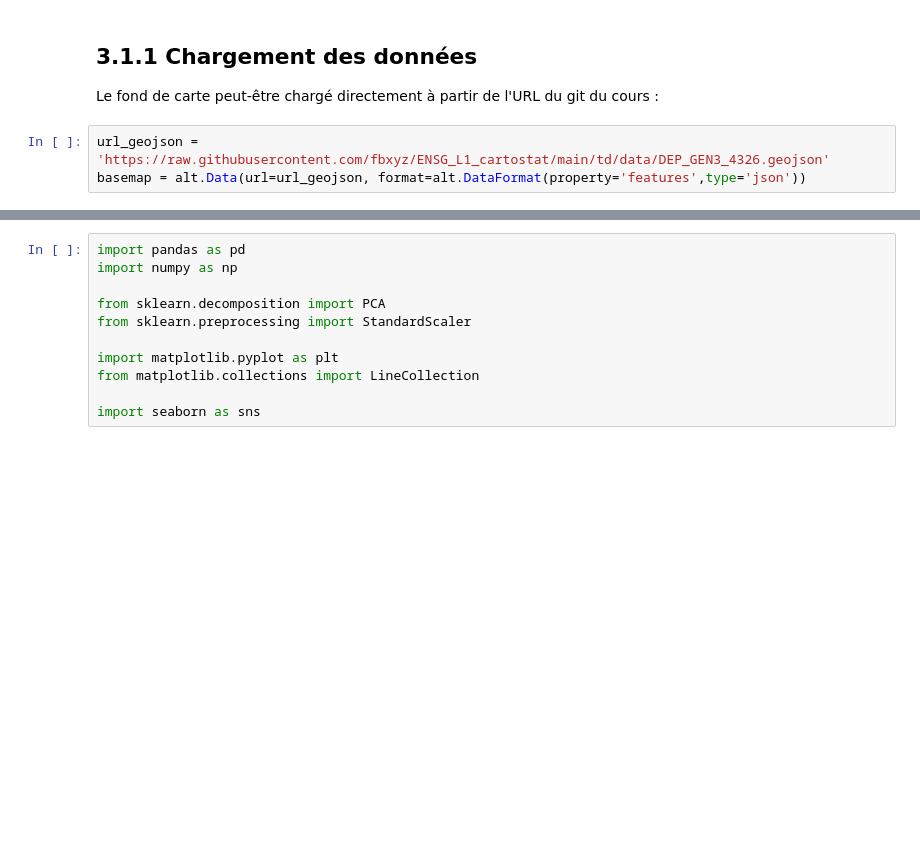
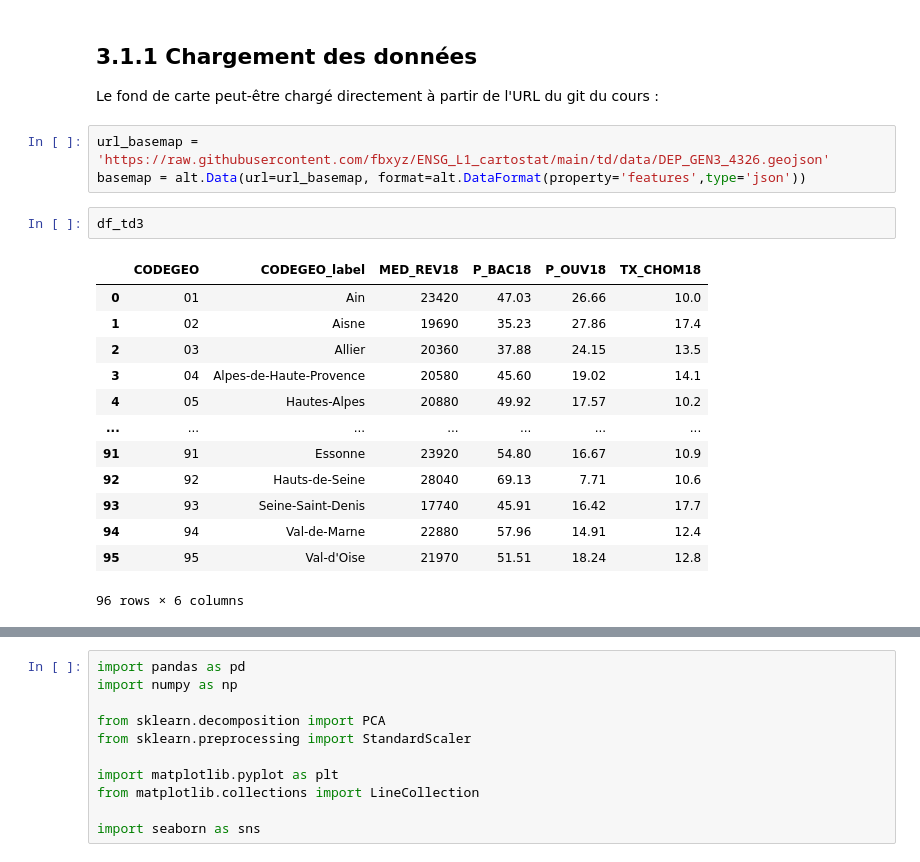
Before and after one commit to fbxyz/ENSG_L1_cartostat, a Jupyter notebook: td/TD3_ACP_cartographie.ipynb, the cells around one changed output, grey strips where cells are left out. Drawn from its saved outputs; the diff is of its cells as text; blank space fills up the shorter version.

```diff
--- a/td/TD3_ACP_cartographie.ipynb
+++ b/td/TD3_ACP_cartographie.ipynb
@@ -74,6 +77,22 @@ Le code ci-dessous vous montre comment créer une carte simple avec Altair. Des
 ## 3.1.1 Chargement des données
 Le fond de carte peut-être chargé directement à partir de l'URL du git du cours :
 # %%
-url_geojson = 'https://raw.githubusercontent.com/fbxyz/ENSG_L1_cartostat/main/td/data/DEP_GEN3_4326.geojson'
-basemap = alt.Data(url=url_geojson, format=alt.DataFormat(property='features',type='json'))
+url_basemap = 'https://raw.githubusercontent.com/fbxyz/ENSG_L1_cartostat/main/td/data/DEP_GEN3_4326.geojson'
+basemap = alt.Data(url=url_basemap, format=alt.DataFormat(property='features',type='json'))
+# %%
+df_td3
+# %% [output]
+|  | CODEGEO | CODEGEO_label | MED_REV18 | P_BAC18 | P_OUV18 | TX_CHOM18 |
+| 0 | 01 | Ain | 23420 | 47.03 | 26.66 | 10.0 |
+| 1 | 02 | Aisne | 19690 | 35.23 | 27.86 | 17.4 |
+| 2 | 03 | Allier | 20360 | 37.88 | 24.15 | 13.5 |
+| 3 | 04 | Alpes-de-Haute-Provence | 20580 | 45.60 | 19.02 | 14.1 |
+| 4 | 05 | Hautes-Alpes | 20880 | 49.92 | 17.57 | 10.2 |
+| ... | ... | ... | ... | ... | ... | ... |
+| 91 | 91 | Essonne | 23920 | 54.80 | 16.67 | 10.9 |
+| 92 | 92 | Hauts-de-Seine | 28040 | 69.13 | 7.71 | 10.6 |
+| 93 | 93 | Seine-Saint-Denis | 17740 | 45.91 | 16.42 | 17.7 |
+| 94 | 94 | Val-de-Marne | 22880 | 57.96 | 14.91 | 12.4 |
+| 95 | 95 | Val-d'Oise | 21970 | 51.51 | 18.24 | 12.8 |
+96 rows × 6 columns
 # %%
```
Also changed, not shown: parts of 12 cells of this notebook, 1 other file.
